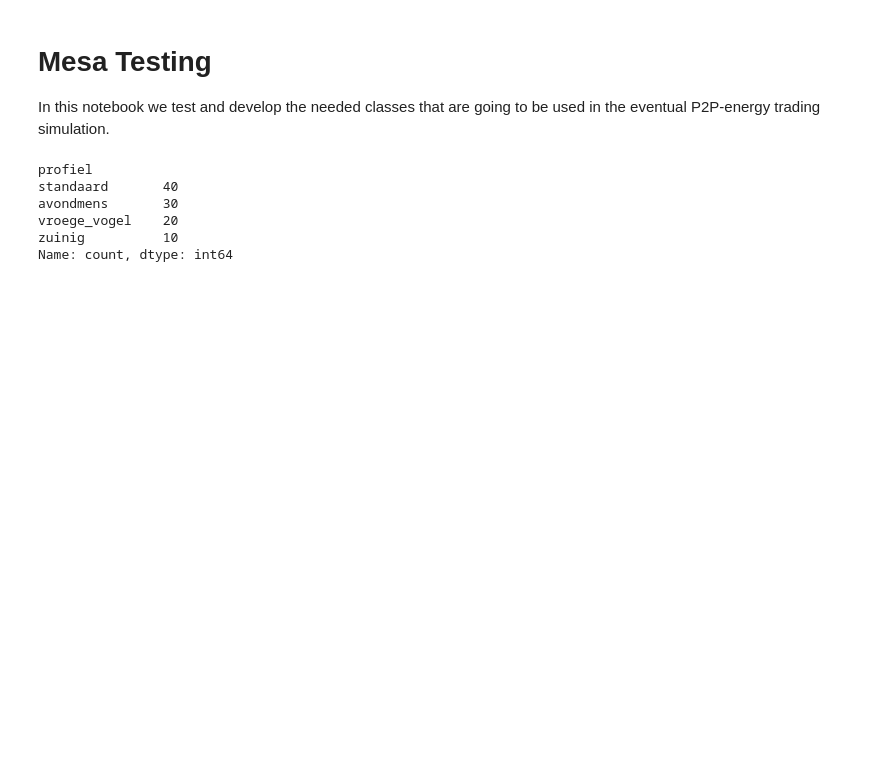
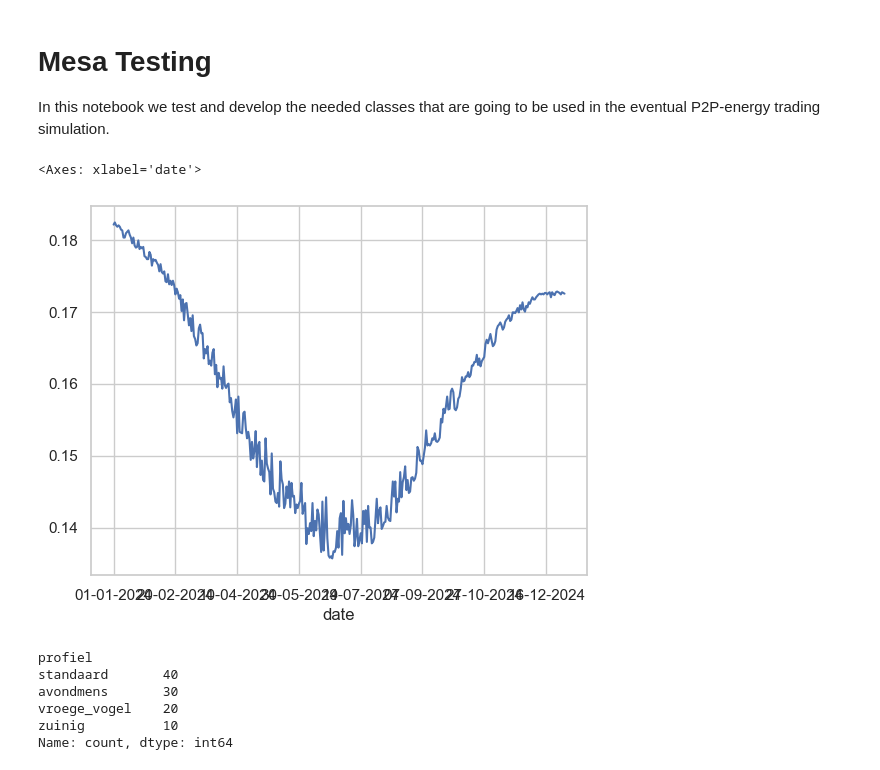
Before and after one commit to BJHeemskerk/P2P-microgrid-simulation, a Jupyter notebook: battery.ipynb, the cells around one changed output. Drawn from its saved outputs; the diff is of its cells as text; code cells hidden in the pictures; blank space fills up the shorter version.

```diff
--- a/battery.ipynb
+++ b/battery.ipynb
@@ -18,3 +20,43 @@ from utils import generate_household_dataframe
+# %%
+def generate_grid_prize_data(n_days=365, start_date=datetime(2024, 1, 1), base_price=0.1710, solar_csv_path="data/solar_strength.csv"):
+    solar_df = pd.read_csv(solar_csv_path, index_col="DATE")
+
+    daily_solar = solar_df.sum(axis=1)
+    normalized_solar = (daily_solar - daily_solar.min()) / (daily_solar.max() - daily_solar.min())
+
+    data = []
+    drift = 0
+
+    for day_offset in range(n_days):
+        current_datetime = start_date + timedelta(days=day_offset)
+        date_str = current_datetime.strftime("%d-%m-%Y")
+
+        days_since_start = (current_datetime - start_date).days
+        continuous_month_index = days_since_start / 30
+
+        trend = -0.005 * math.log1p(continuous_month_index  + 1)
+        seasonal = 0.015 * math.cos((2 * math.pi / 12) * continuous_month_index )
+
+        if date_str in normalized_solar:
+            solar_strength = normalized_solar.loc[date_str]
+            solar_influence = -0.01 * solar_strength
+        else:
+            solar_influence = 0
+
+        price = round(base_price + trend + seasonal + drift + solar_influence, 4)
+
+        data.append({
+            'date': date_str,
+            'energy_grid_price': price
+        })
+
+    return pd.DataFrame(data).set_index("date")
+# %%
+data = generate_grid_prize_data(n_days=366)
+data["energy_grid_price"].plot()
+# %% [output]
+<Axes: xlabel='date'>
+[figure, added]
 # %%
 profile_ratios = {
     'vroege_vogel': 0.2,
```
Also changed, not shown: parts of 9 cells of this notebook, 1 other file.
